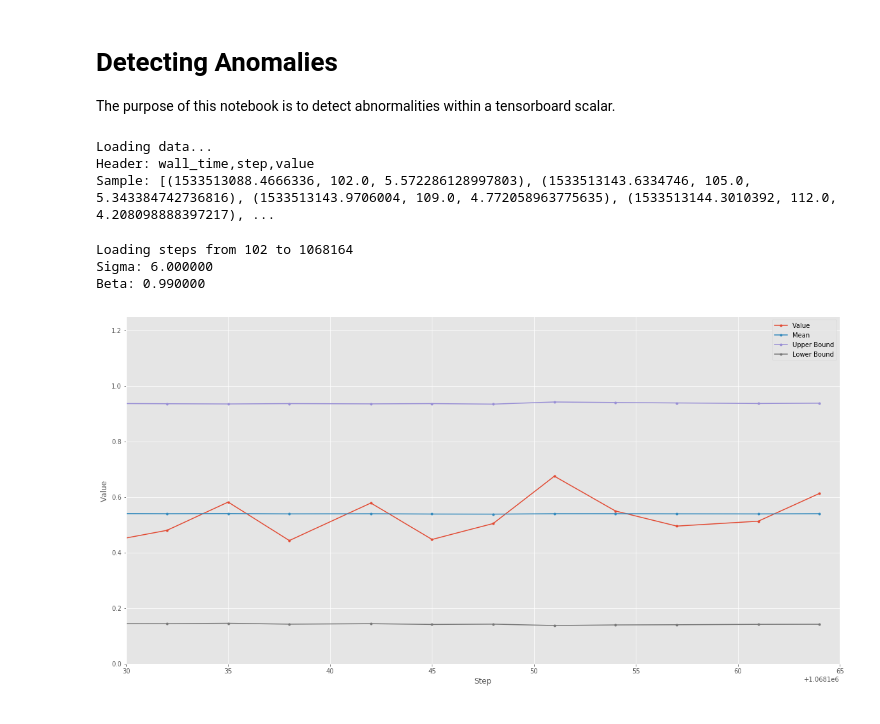
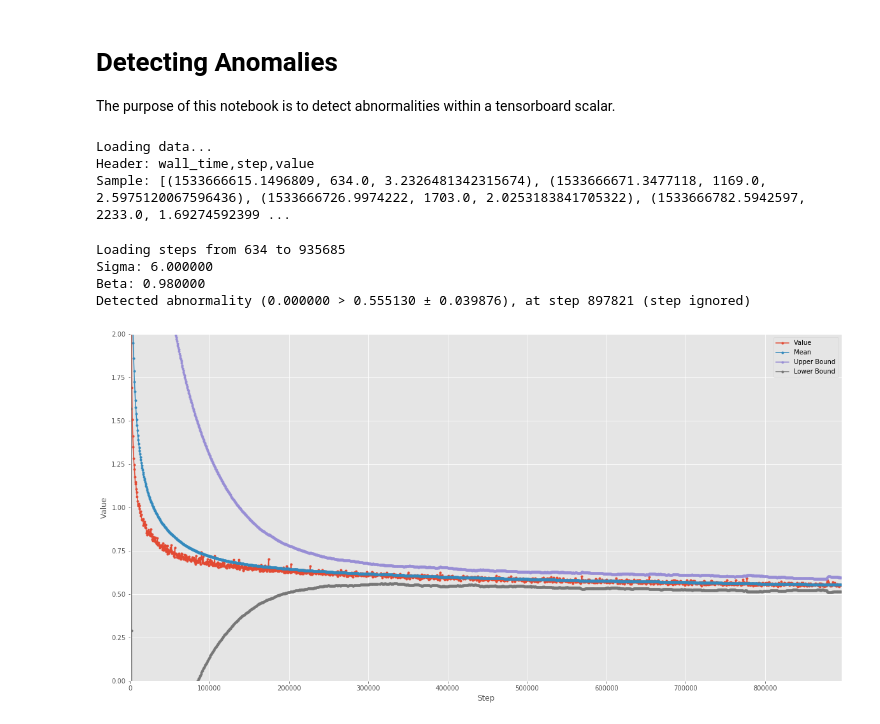
Before and after one commit to wellsaid-labs/tts-evaluation, a Jupyter notebook: notebooks/Detecting Anomalies.ipynb, the cells around one changed output. Drawn from its saved outputs; the diff is of its cells as text; code cells hidden in the pictures.

```diff
--- a/notebooks/Detecting Anomalies.ipynb
+++ b/notebooks/Detecting Anomalies.ipynb
@@ -33,7 +33,7 @@ def get_running_mean_and_standard_deviation(steps, values, beta=0.9, sigma=8):
     """
     assert len(values) == len(steps)
 
-    stats = ExponentiallyWeightedMovingAverage()
+    stats = ExponentiallyWeightedMovingAverage(beta=beta)
     means, standard_deviations = [], []
     average, variance = 0.0, 0.0
     last_abnormality = 0
@@ -107,19 +107,20 @@ def plot(steps, values, beta=0.9, sigma=8):
     pyplot.xlabel('Step')
 # %%
 coarse_loss = load_tensorboard_data(
-    '/tmp/csv_output/data_tb___coarse_loss_step.csv')
+    '/tmp/csv_output/data_tb___coarse_loss_epoch.csv')
 # %% [output]
 Loading data...
 Header: wall_time,step,value
-Sample: [(1533513088.4666336, 102.0, 5.572286128997803), (1533513143.6334746, 105.0, 5.343384742736816), (1533513143.9706004, 109.0, 4.772058963775635), (1533513144.3010392, 112.0, 4.208098888397217), ...
+Sample: [(1533666615.1496809, 634.0, 3.2326481342315674), (1533666671.3477118, 1169.0, 2.5975120067596436), (1533666726.9974222, 1703.0, 2.0253183841705322), (1533666782.5942597, 2233.0, 1.69274592399 ...
 # %%
-plot(*coarse_loss, sigma=6, beta=0.99)
-_ = pyplot.axis([1068130, coarse_loss[0][-1] + 1, 0, 1.25])
+plot(*coarse_loss, sigma=6, beta=0.98)
+_ = pyplot.axis([0, 896000, -0, 2])
 # %% [output]
-Loading steps from 102 to 1068164
+Loading steps from 634 to 935685
 Sigma: 6.000000
-Beta: 0.990000
+Beta: 0.980000
+Detected abnormality (0.000000 > 0.555130 ± 0.039876), at step 897821 (step ignored)
-[figure, old version]
+[figure, new version]
 # %%
 max_grad_norm = load_tensorboard_data(
     '/tmp/csv_output/data_tb___max_grad_norm_step.csv')
```
Also changed, not shown: parts of 5 cells of this notebook, 7 other files.
